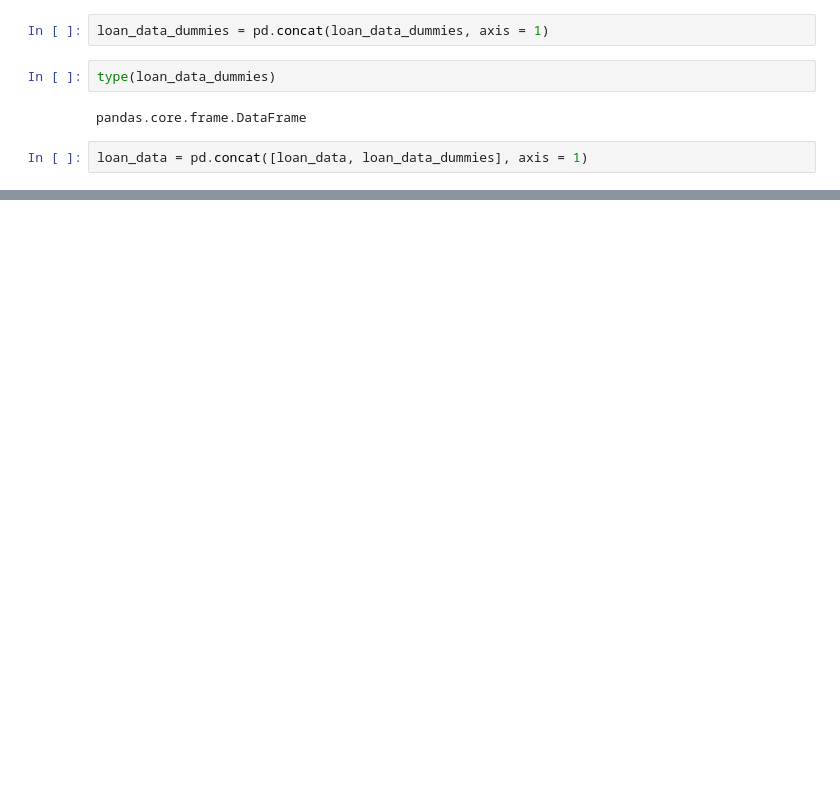
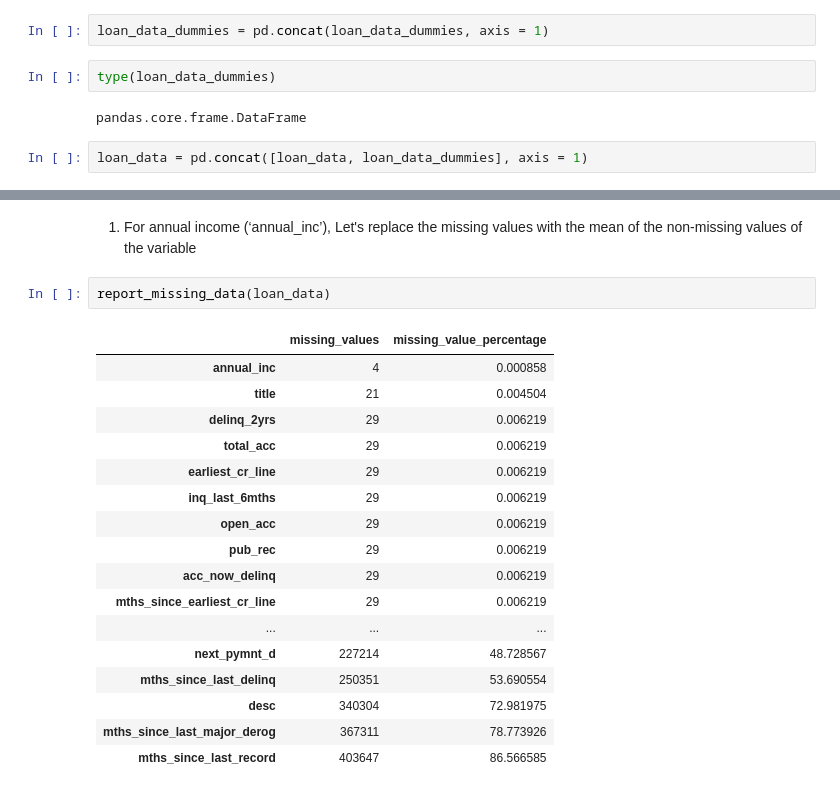
Before and after one commit to HimanshuChoudhary3004/Credit-risk-modeling, a Jupyter notebook: Data Preprocessing/Data_Preprocessing_1.ipynb, the cells around one changed output, grey strips where cells are left out. Cells and saved outputs as stored; diff of their text form; blank space fills up the shorter version.

```diff
--- a/Data Preprocessing/Data_Preprocessing_1.ipynb
+++ b/Data Preprocessing/Data_Preprocessing_1.ipynb
@@ -294,0 +408,22 @@ loan_data.shape
+# %% [markdown]
+1. For annual income (‘annual_inc’), Let's replace the missing values with the mean of the non-missing values of the variable
+# %%
+report_missing_data(loan_data)
+# %% [output]
+|  | missing_values | missing_value_percentage |
+| annual_inc | 4 | 0.000858 |
+| title | 21 | 0.004504 |
+| delinq_2yrs | 29 | 0.006219 |
+| total_acc | 29 | 0.006219 |
+| earliest_cr_line | 29 | 0.006219 |
+| inq_last_6mths | 29 | 0.006219 |
+| open_acc | 29 | 0.006219 |
+| pub_rec | 29 | 0.006219 |
+| acc_now_delinq | 29 | 0.006219 |
+| mths_since_earliest_cr_line | 29 | 0.006219 |
+| ... | ... | ... |
+| next_pymnt_d | 227214 | 48.728567 |
+| mths_since_last_delinq | 250351 | 53.690554 |
+| desc | 340304 | 72.981975 |
+| mths_since_last_major_derog | 367311 | 78.773926 |
+| mths_since_last_record | 403647 | 86.566585 |
```
Also changed, not shown: parts of 21 cells of this notebook.
